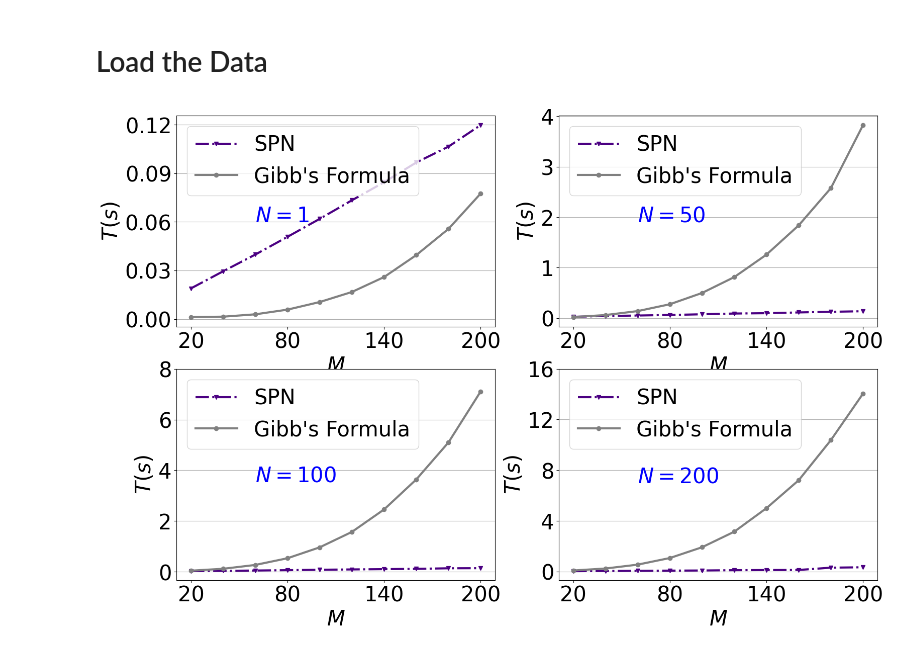
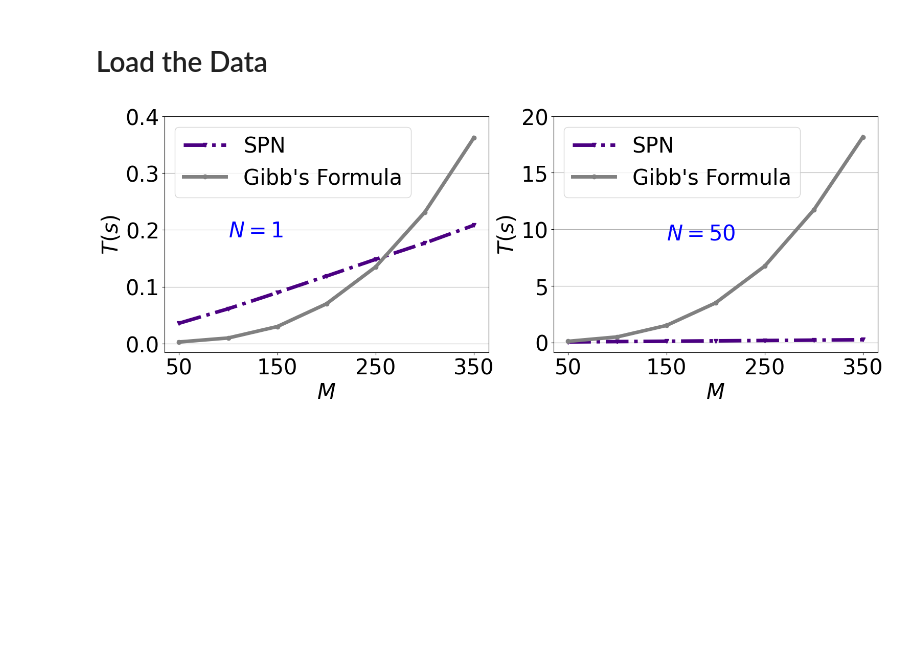
Before and after one commit to salar96/LearningFLPO, a Jupyter notebook: Speed_test_gibbs.ipynb, the cells around one changed output. Cells and saved outputs as stored; diff of their text form; code cells hidden in the pictures; blank space fills up the shorter version.

```diff
--- a/Speed_test_gibbs.ipynb
+++ b/Speed_test_gibbs.ipynb
@@ -17,7 +17,7 @@ device = torch.device('cuda') if torch.cuda.is_available() else torch.device('cp
 
 print("Running on: " , device)
 
-num_facilities = np.linspace(20,200,10) # number of facilities
+num_facilities = np.linspace(50,350,7) # number of facilities
 
 city_dim = 2
 Data_1 = []
@@ -30,13 +30,13 @@ for i in num_facilities:
     data = torch.rand(1,i,city_dim).to(device) # 1 drone
     Data_1.append(data)
     # data = torch.tile(torch.rand(i, city_dim), (50, 1, 1)).to(device) # 50 drones
-    data = torch.rand(50,i,city_dim).to(device) # 50 drones
+    data = torch.rand(10,i,city_dim).to(device) # 50 drones
     Data_2.append(data)
     # data = torch.tile(torch.rand(i, city_dim), (100, 1, 1)).to(device) # 100 drones
-    data = torch.rand(100,i,city_dim).to(device) # 100 drones
+    data = torch.rand(20,i,city_dim).to(device) # 100 drones
     Data_3.append(data)
     # data = torch.tile(torch.rand(i, city_dim), (200, 1, 1)).to(device) # 100 drones
-    data = torch.rand(200,i,city_dim).to(device) # 200 drones
+    data = torch.rand(50,i,city_dim).to(device) # 200 drones
     Data_4.append(data)
 # %% [output]
 Running on:  cuda
@@ -195,63 +195,63 @@ Label1 = "SPN"
 Label2 = "Gibb's Formula"
 fontsize1 = 30
 fontsize2 = 30
-linewidth1 = 3
+linewidth1 = 5
 num_x_ticks = 4
 num_y_ticks = 5
-plt.figure(figsize=(18,12))
-plt.subplot(2,2,1)
+plt.figure(figsize=(18,6))
+plt.subplot(1,2,1)
 plt.plot(num_facilities,times_1_L,linestyle1,linewidth=linewidth1,marker='v',color=color1,label=Label1)
 plt.plot(num_facilities,times_1_G,linestyle2,linewidth=linewidth1,marker='o',color=color2,label=Label2)
 # plt.yscale('log')
-plt.text(num_facilities[2],times_1_L[-1]*0.5,"$N=1$",fontsize=fontsize1,color='blue',weight='bold')
+plt.text(num_facilities[2]-50,times_1_L[-1]*0.9,"$N=1$",fontsize=fontsize1,color='blue',weight='bold')
 plt.xlabel(rf'$M$', fontsize=fontsize1)
 plt.ylabel(rf'$T(s)$', fontsize=fontsize1)
-plt.yticks(np.linspace(0.0, 0.12, num_y_ticks), fontsize=fontsize1)
-plt.xticks(np.linspace(20, 200, num_x_ticks), fontsize=fontsize1)
+plt.yticks(np.linspace(0.0, 0.4, num_y_ticks), fontsize=fontsize1)
+plt.xticks(np.linspace(50, 350, num_x_ticks), fontsize=fontsize1)
 plt.grid(axis='y',alpha=1)
 plt.legend(fontsize=fontsize1)
 
-plt.subplot(2,2,2)
-plt.plot(num_facilities,times_2_L,linestyle1,linewidth=linewidth1,marker='v',color=color1,label=Label1)
-plt.plot(num_facilities,times_2_G,linestyle2,linewidth=linewidth1,marker='o',color=color2,label=Label2)
-# plt.yscale('log')
-plt.text(num_facilities[2],times_2_G[-1]*0.5,"$N=50$",fontsize=fontsize1,color='blue',weight='bold')
-plt.xlabel(rf'$M$', fontsize=fontsize1)
-plt.ylabel(rf'$T(s)$', fontsize=fontsize1)
-plt.yticks(np.linspace(0.0, 4.0, num_y_ticks),fontsize=fontsize1)
-plt.xticks(np.linspace(20, 200, num_x_ticks), fontsize=fontsize1)
-plt.grid(axis='y',alpha=1)
-plt.legend(fontsize=fontsize1)
+# plt.subplot(2,2,2)
+# plt.plot(num_facilities,times_2_L,linestyle1,linewidth=linewidth1,marker='v',color=color1,label=Label1)
+# plt.plot(num_facilities,times_2_G,linestyle2,linewidth=linewidth1,marker='o',color=color2,label=Label2)
+# # plt.yscale('log')
+# plt.text(num_facilities[2],times_2_G[-1]*0.5,"$N=10$",fontsize=fontsize1,color='blue',weight='bold')
+# plt.xlabel(rf'$M$', fontsize=fontsize1)
+# plt.ylabel(rf'$T(s)$', fontsize=fontsize1)
+# plt.yticks(np.linspace(0.0, 4.0, num_y_ticks),fontsize=fontsize1)
+# plt.xticks(np.linspace(20, 200, num_x_ticks), fontsize=fontsize1)
+# plt.grid(axis='y',alpha=1)
+# plt.legend(fontsize=fontsize1)
 
-plt.subplot(2,2,3)
-plt.plot(num_facilities,times_3_L,linestyle1,linewidth=linewidth1, marker='v',color=color1,label=Label1)
-plt.plot(num_facilities,times_3_G,linestyle2,linewidth=linewidth1, marker='o',color=color2,label=Label2)
-# plt.yscale('log')
-plt.text(num_facilities[2],times_3_G[-1]*0.5,"$N=100$",fontsize=fontsize1,color='blue',weight='bold')
-plt.xlabel(rf'$M$', fontsize=fontsize1)
-plt.ylabel(rf'$T(s)$', fontsize=fontsize1)
-plt.yticks(np.linspace(0.0, 8.0, num_y_ticks), fontsize=fontsize1)
-plt.xticks(np.linspace(20, 200, num_x_ticks), fontsize=fontsize1)
-plt.grid(axis='y',alpha=1)
-plt.legend(fontsize=fontsize1)
+# plt.subplot(2,2,3)
+# plt.plot(num_facilities,times_3_L,linestyle1,linewidth=linewidth1, marker='v',color=color1,label=Label1)
+# plt.plot(num_facilities,times_3_G,linestyle2,linewidth=linewidth1, marker='o',color=color2,label=Label2)
+# # plt.yscale('log')
+# plt.text(num_facilities[2],times_3_G[-1]*0.5,"$N=20$",fontsize=fontsize1,color='blue',weight='bold')
+# plt.xlabel(rf'$M$', fontsize=fontsize1)
+# plt.ylabel(rf'$T(s)$', fontsize=fontsize1)
+# plt.yticks(np.linspace(0.0, 8.0, num_y_ticks), fontsize=fontsize1)
+# plt.xticks(np.linspace(20, 200, num_x_ticks), fontsize=fontsize1)
+# plt.grid(axis='y',alpha=1)
+# plt.legend(fontsize=fontsize1)
 
 
-plt.subplot(2,2,4)
+plt.subplot(1,2,2)
 plt.plot(num_facilities,times_4_L,linestyle1,linewidth=linewidth1,marker='v',color=color1,label=Label1)
 plt.plot(num_facilities,times_4_G,linestyle2,linewidth=linewidth1,marker='o',color=color2,label=Label2)
 # plt.yscale('log')
 plt.xlabel('Num F')
 plt.ylabel('T(s)')
-plt.text(num_facilities[2],times_4_G[-1]*0.5,"$N=200$",fontsize=fontsize1,color='blue',weight='bold')
+plt.text(num_facilities[2],times_4_G[-1]*0.5,"$N=50$",fontsize=fontsize1,color='blue',weight='bold')
 plt.xlabel(rf'$M$', fontsize=fontsize1)
 plt.ylabel(rf'$T(s)$', fontsize=fontsize1)
-plt.yticks(np.linspace(0.0, 16.0, num_y_ticks), fontsize=fontsize1)
-plt.xticks(np.linspace(20, 200, num_x_ticks), fontsize=fontsize1)
+plt.yticks(np.linspace(0.0, 20.0, num_y_ticks), fontsize=fontsize1)
+plt.xticks(np.linspace(50, 350, num_x_ticks), fontsize=fontsize1)
 plt.grid(axis='y',alpha=1)
 plt.legend(fontsize=fontsize1)
 
 plt.savefig("SpeedTestResults.png", bbox_inches='tight', dpi=300)
 
 plt.show()
 # %% [output]
-[figure, old version]
+[figure, new version]
```
Also changed, not shown: parts of 2 cells of this notebook.
